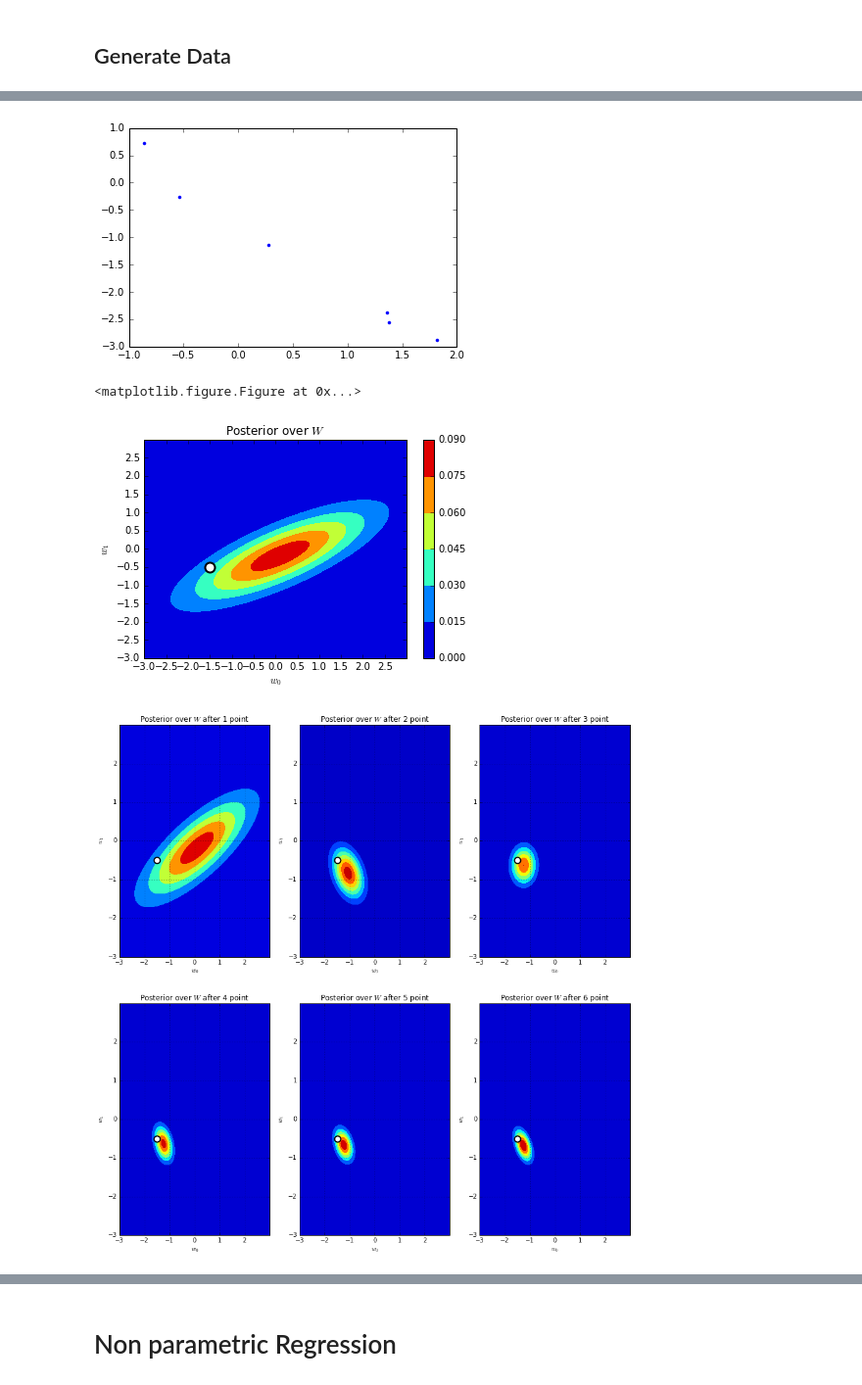
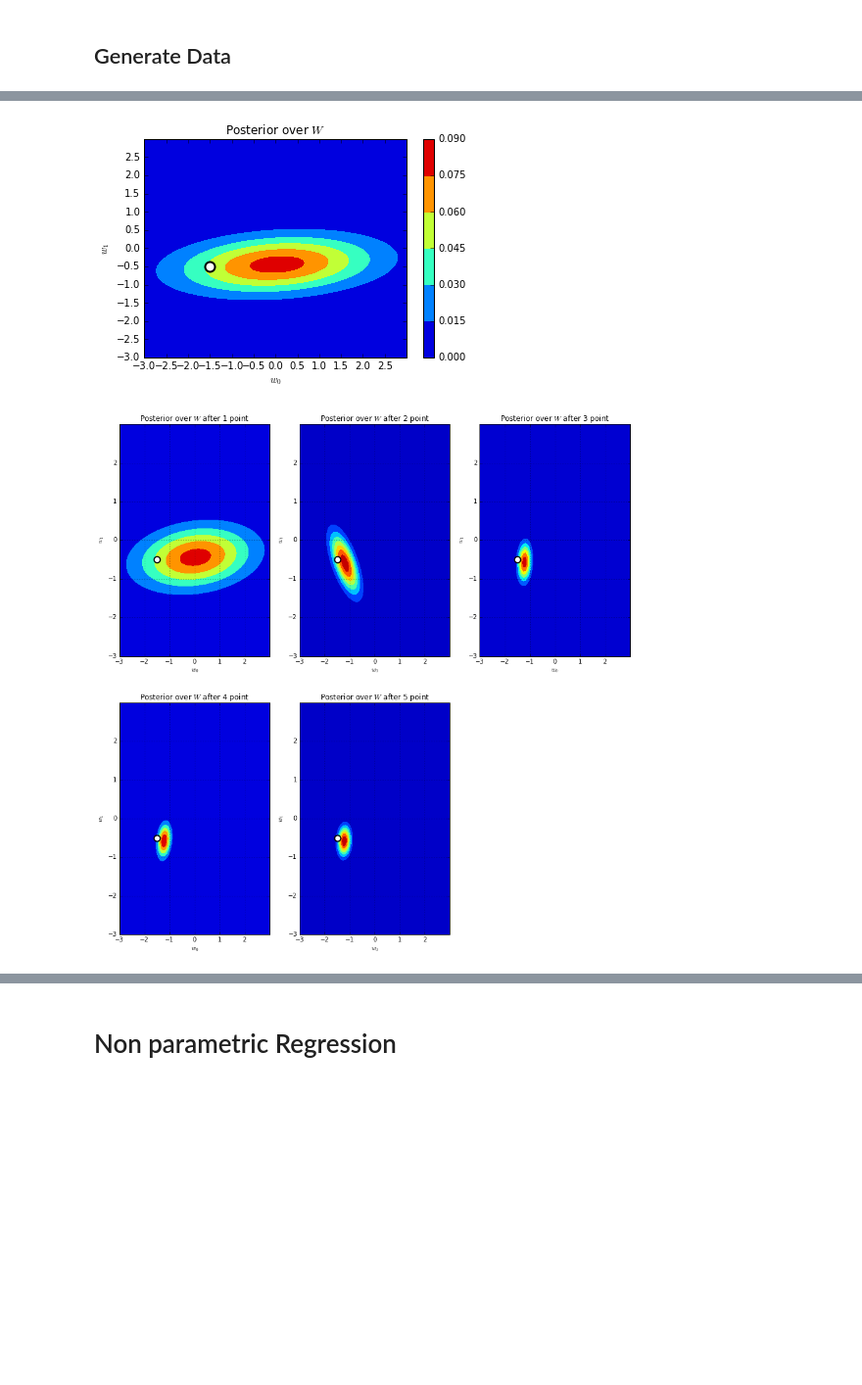
Before and after one commit to AloveIs/AdvancedML-Assignments, a Jupyter notebook: ass1/script.ipynb, the cells around one changed output, grey strips where cells are left out. Shown at 98% size. Drawn from its saved outputs; the diff is of its cells as text; code cells hidden in the pictures; blank space fills up the shorter version.

Commit message:
sampled lines

```diff
--- a/ass1/script.ipynb
+++ b/ass1/script.ipynb
@@ -118,0 +208,31 @@ plt.show()
+# %%
+N_samples_new = 150
+
+
+P =compute_prior(X,Y)
+
+sample_index = np.random.choice(201, N_samples_new)
+sample_x = x[sample_index]
+sample_y = y[sample_index]
+
+fig = plt.figure()
+fig.set_size_inches((10,10))
+for i in range(N_samples_new):
+    regressor.put_data(np.array([sample_x[i],1]),sample_y[i])
+
+var = multivariate_normal(mean=regressor.posterior_mean, cov=regressor.posterior_cov)
+
+for k in range(nx):
+    for l in range(ny):
+        Z[k,l] = var.pdf([W0[k,l],W1[k,l]])
+
+ax = fig.gca()
+ax.set_xticks(np.arange(-3, 3., 1))
+ax.set_yticks(np.arange(-3, 3., 1))
+ctour=plt.contourf(W0,W1,Z)
+
+plt.plot(-1.5,-0.5,color="w", marker="o", markersize=10,markeredgecolor="k",markeredgewidth=2)
+plt.title("Posterior over $W$ after "+ str(i+1)+" point")
+plt.xlabel("$w_0$")
+plt.ylabel("$w_1$")
+plt.grid(color="#FFFFFF")
@@ -119,5 +289,5 @@ plt.show()
 # %%
-N_samples = 6
+N_samples = 5
 
 
 P =compute_prior(X,Y)
@@ -125,8 +295,6 @@ P =compute_prior(X,Y)
 sample_index = np.random.choice(201, N_samples)
 sample_x = x[sample_index]
 sample_y = y[sample_index]
-plt.plot(sample_x,sample_y,'.')
-plt.show()
 
 w0 = np.linspace(-3, 3, nx)
 w1 = np.linspace(-3, 3, ny)
@@ -136,7 +304,6 @@ W0,W1 = np.meshgrid(w0,w1)
 # for the first point
 #saveas("images/posterior_1.pdf")
 Z = compute_posterior(W0,W1,sample_x[0],sample_y[0],P,var=sigma)
-
 
 fig = plt.figure()
 ax = fig.gca()
@@ -147,35 +314,36 @@ cbar = plt.colorbar(ctour)
 plt.title("Posterior over $W$")
 plt.xlabel("$w_0$")
 plt.ylabel("$w_1$")
 plt.plot(-1.5,-0.5,color="w", marker="o", markersize=10,markeredgecolor="k",markeredgewidth=2)
 
 # repeat to have the subplot
 
 fig = plt.figure()
 fig.set_size_inches(15, 15)
 for j in range(N_samples):
     Z = compute_posterior(W0,W1,sample_x[j],sample_y[j],P,var=sigma)
 
     plt.subplot(2,3, j+1)
     ax = fig.gca()
     ax.set_xticks(np.arange(-3, 3., 1))
     ax.set_yticks(np.arange(-3, 3., 1))
     plt.title("Posterior over $W$ after "+ str(j+1)+" point")
     plt.xlabel("$w_0$")
     plt.ylabel("$w_1$")
 
     ctour = plt.contourf(W0,W1,Z)
     plt.plot(-1.5,-0.5,color="w", marker="o", markersize=10,markeredgecolor="k",markeredgewidth=2)
 
     #cbar = plt.colorbar(ctour)
-
     plt.grid()
     P = Z
 
+    # plot some lines
+    plt.subplot(2,3,j+1)
+
+
 #saveas("images/posterior_2_v03.pdf")
 plt.show()
 # %% [output]
-[figure, old version]
+[figure, new version]
-<matplotlib.figure.Figure at 0x...>
-[figure, old version]
+[figure, new version]
-[figure, removed]
```
Also changed, not shown: parts of 9 cells of this notebook, 3 other files.
